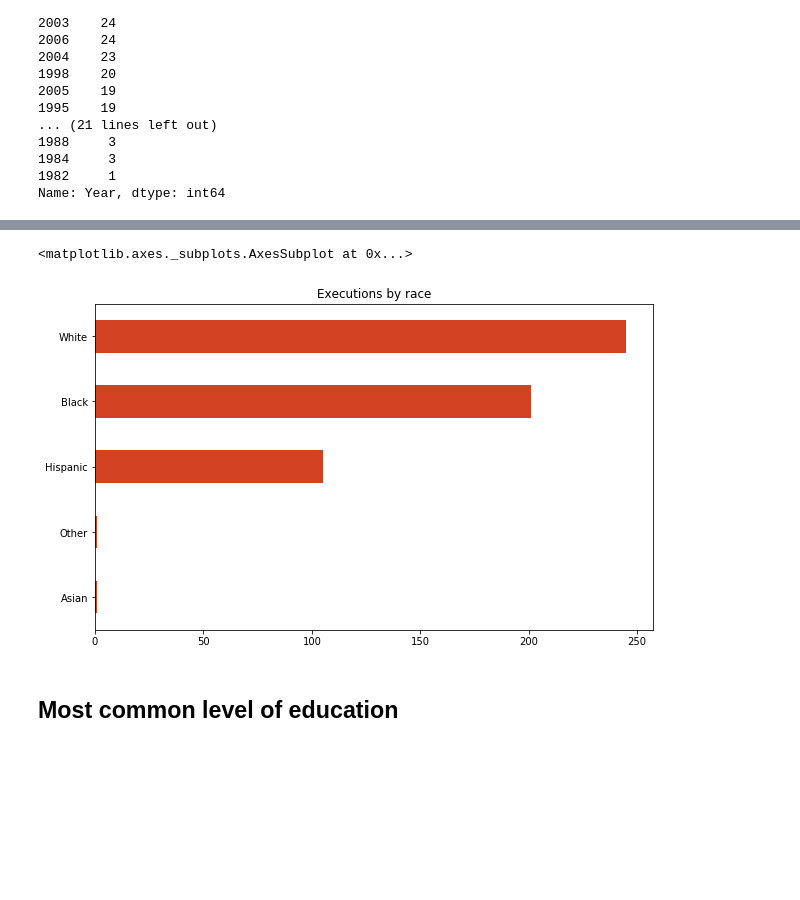
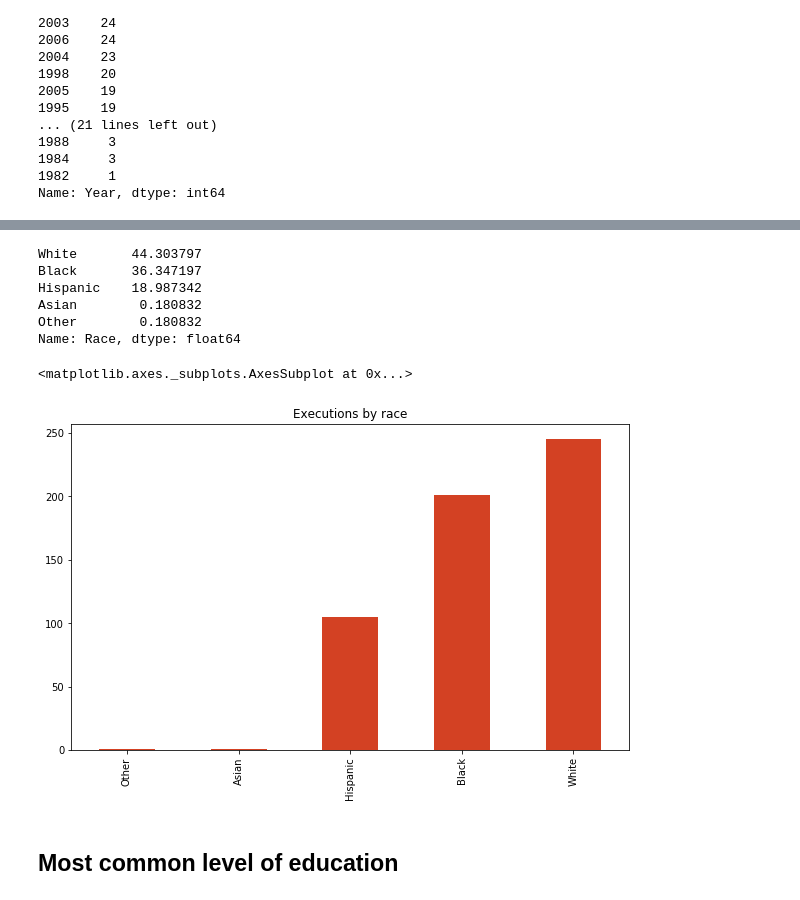
Before and after one commit to aow207/data-studio-projects, a Jupyter notebook: Famous Last Words/Last Words.ipynb, the cells around one changed output, grey strips where cells are left out. Drawn from its saved outputs; the diff is of its cells as text; code cells hidden in the pictures; blank space fills up the shorter version.

```diff
--- a/Famous Last Words/Last Words.ipynb
+++ b/Famous Last Words/Last Words.ipynb
@@ -97,11 +110,20 @@ Name: Year, dtype: int64
+# %%
+race
+# %% [output]
+White       44.303797
+Black       36.347197
+Hispanic    18.987342
+Asian        0.180832
+Other        0.180832
+Name: Race, dtype: float64
 # %%
-df['Race'].value_counts(ascending=True).plot(kind='barh',
+df['Race'].value_counts(ascending=True).plot(kind='bar',
                                              figsize=(10, 6),
                                              title="Executions by race",
                                              color="#D34123")
 # %% [output]
 <matplotlib.axes._subplots.AxesSubplot at 0x...>
-[figure, old version]
+[figure, new version]
 # %% [markdown]
 ## Most common level of education
 # %%
```
Also changed, not shown: parts of 12 cells of this notebook, 4 other files.
